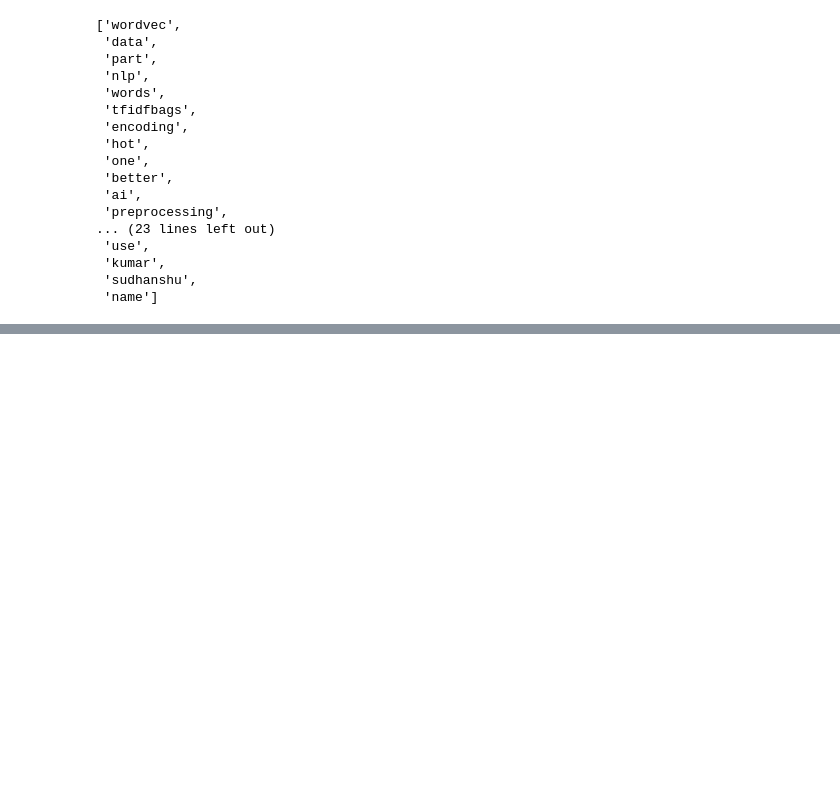
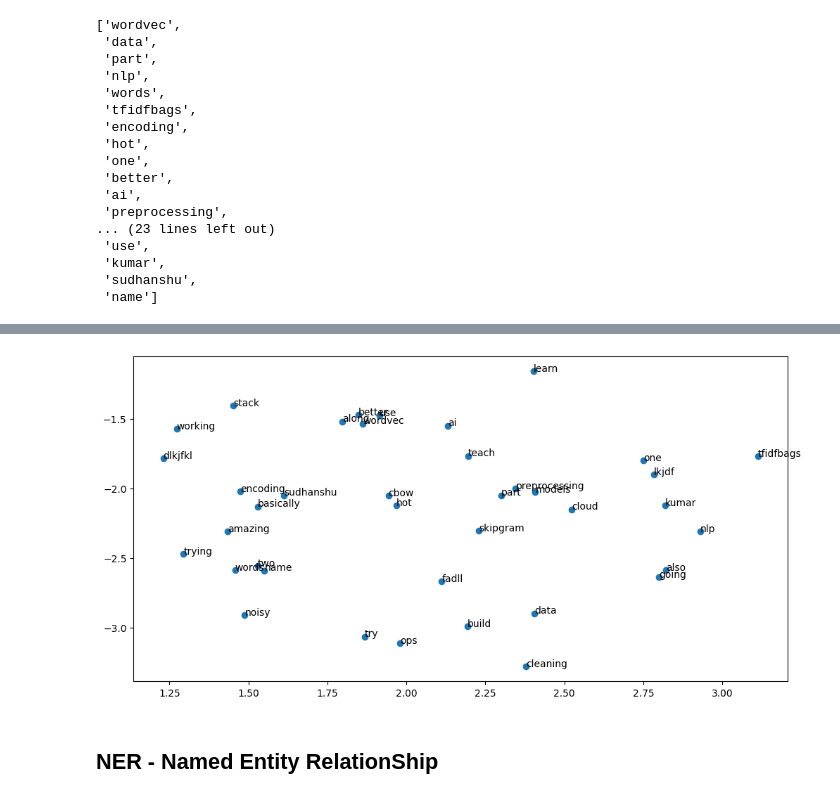
Before and after one commit to prakhar00007/genai-notebooks, a Jupyter notebook: embeddings.ipynb, the cells around one changed output, grey strips where cells are left out. Cells and saved outputs as stored; diff of their text form; code cells hidden in the pictures; blank space fills up the shorter version.

```diff
--- a/embeddings.ipynb
+++ b/embeddings.ipynb
@@ -362,0 +431,9 @@ word2vec_cbow.wv.index_to_key
+# %%
+plt.figure(figsize=(12,6))
+plt.scatter(x_new_embeddings[:,0],x_new_embeddings[:,1],marker='o')
+for i, words in enumerate(vocab[:len(x_new_embeddings)]):
+  plt.annotate(words,xy=(x_new_embeddings[i,0],x_new_embeddings[i,1]))
+# %% [output]
+[figure, added]
+# %% [markdown]
+## NER - Named Entity RelationShip
```
Also changed, not shown: parts of 23 cells of this notebook.
